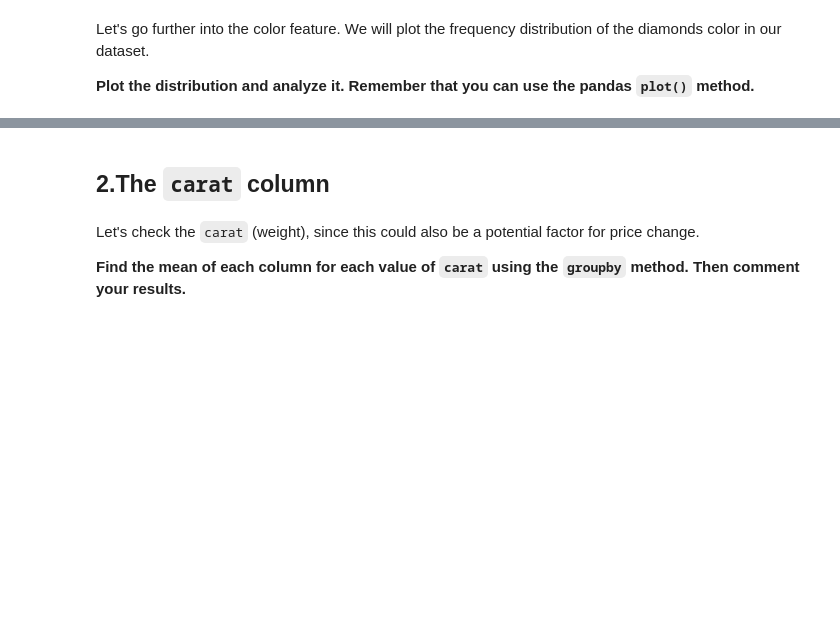
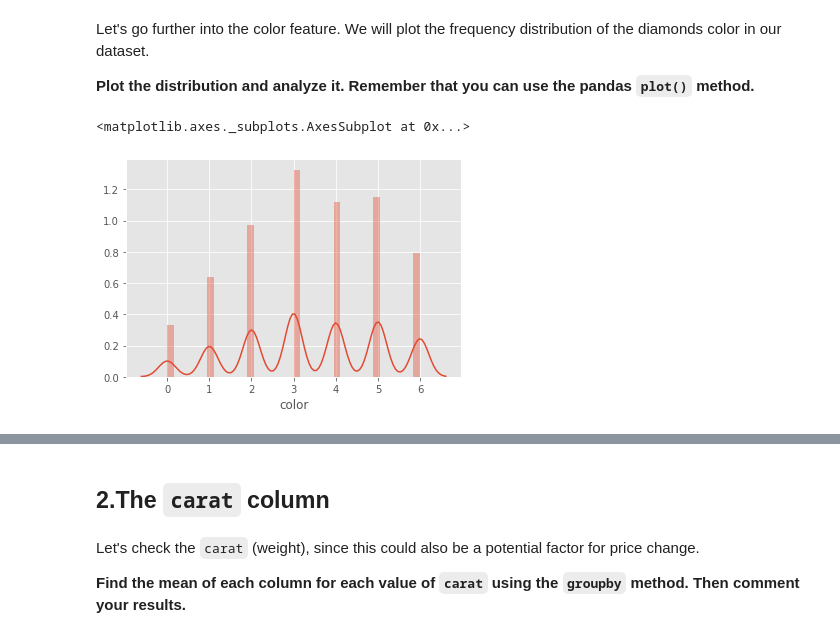
Before and after one commit to ta-data-lis/M2-mini-project1, a Jupyter notebook: 2.-EDA.ipynb, the cells around one changed output, grey strips where cells are left out. Drawn from its saved outputs; the diff is of its cells as text; code cells hidden in the pictures; blank space fills up the shorter version.

Commit message:
lab - diamonds

```diff
--- a/2.-EDA.ipynb
+++ b/2.-EDA.ipynb
@@ -8,6 +8,8 @@ First, lets import our libraries and the data we saved.
 # %%
 import pandas as pd
 import matplotlib.pyplot as plt
+import seaborn as sns
+plt.style.use('ggplot')
 # %%
 diamonds = pd.read_csv('diamonds_clean.csv')
 diamonds = diamonds.drop('Unnamed: 0', axis=1)
@@ -44,3 +82,7 @@ Let's go further into the color feature. We will plot the frequency distribution
 **Plot the distribution and analyze it. Remember that you can use the pandas `plot()` method.**
 # %%
 #your code here
+sns.distplot(diamonds['color'])
+# %% [output]
+<matplotlib.axes._subplots.AxesSubplot at 0x...>
+[figure, added]
```
Also changed, not shown: parts of 38 cells of this notebook, 2 other files.
